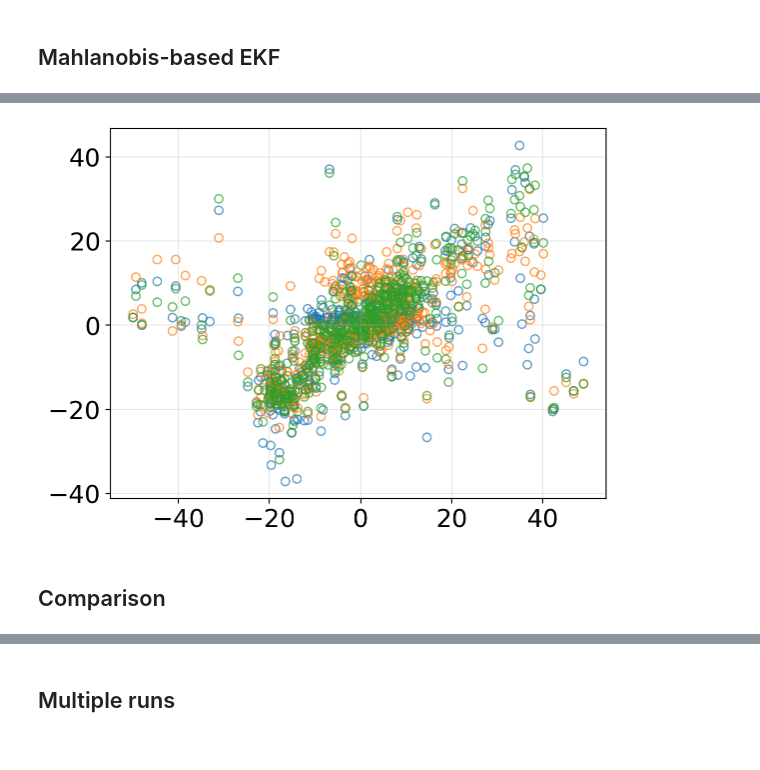
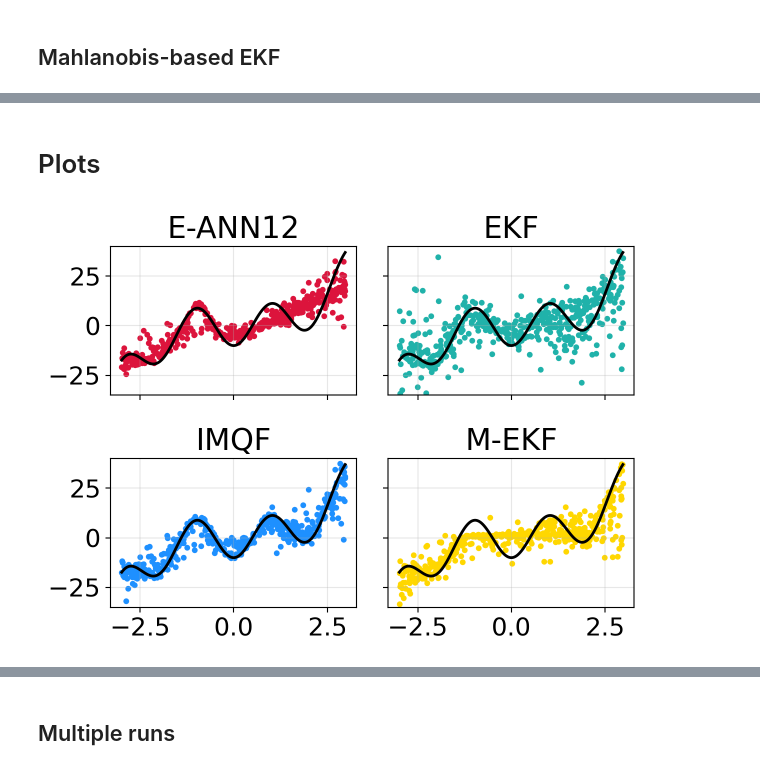
Before and after one commit to gerdm/weighted-likelihood-filter, a Jupyter notebook: experiments/online-mlp-training.ipynb, the cells around one changed output, grey strips where cells are left out. Saved outputs shown, nothing was run; the diff lists cells and outputs as text; code cells hidden in the pictures.

```diff
--- a/experiments/online-mlp-training.ipynb
+++ b/experiments/online-mlp-training.ipynb
@@ -262,12 +264,5 @@ Wall time: 42 s
 threshold = bo.max["params"]["threshold"]
 yhat_pp_mekf, (agent_mekf, bel_mekf) = filter_mah_ekf(threshold)
 yhat_mekf = agent_mekf.vobs_fn(bel_mekf.mean, xtest[:, None]).ravel()
-# %%
-plt.scatter(y, yhat_pp_mekf, edgecolor="tab:blue", c="none", alpha=0.7)
-plt.scatter(y, yhat_pp_rekf, edgecolor="tab:orange", c="none", alpha=0.7)
-plt.scatter(y, yhat_pp_imq, edgecolor="tab:green", c="none", alpha=0.7)
-plt.grid(alpha=0.3)
-# %% [output]
-[figure, removed]
 # %% [markdown]
-## Comparison
+# Plots
@@ -274 +278,16 @@ plt.grid(alpha=0.3)
+# %%
+fig, axs = plt.subplots(2, 2, sharex=True, sharey=True)
+axs = axs.ravel()
+
+for ax, method in zip(axs, pp_elements):
+    c = cmap[method]
+    ax.scatter(x, pp_elements[method], c=c, s=10)
+    ax.set_ylim(-35, 40)
+    ax.grid(alpha=0.3)
+    ax.plot(xtest, ytest, c="black", linewidth=2)
+    ax.set_title(method)
+plt.tight_layout()
+plt.savefig("./figures/online-mlp-sample.pdf")
+# %% [output]
+[figure, added]
 # %%
```
Also changed, not shown: parts of 15 cells of this notebook.
